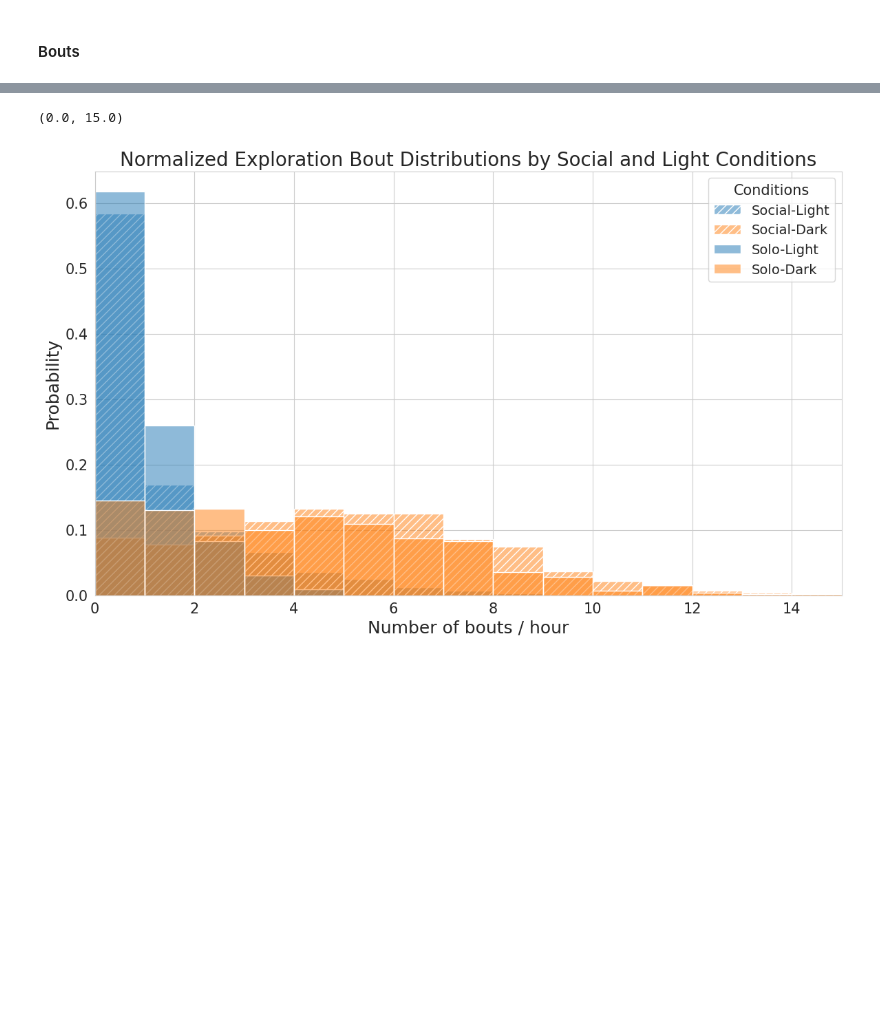
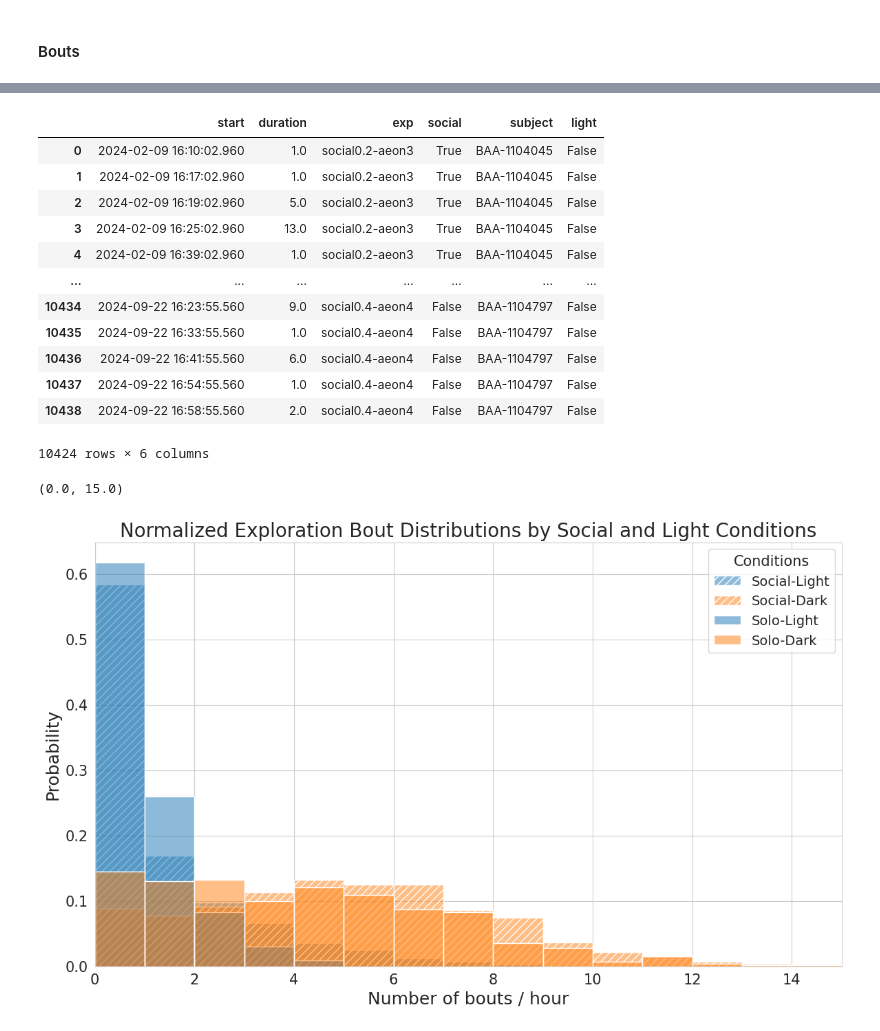
Before and after one commit to SainsburyWellcomeCentre/aeon_docs, a Jupyter notebook: src/user/how_to/social_analysis2.ipynb, the cells around one changed output, grey strips where cells are left out. Drawn from its saved outputs; the diff is of its cells as text; code cells hidden in the pictures; blank space fills up the shorter version.

```diff
--- a/src/user/how_to/social_analysis2.ipynb
+++ b/src/user/how_to/social_analysis2.ipynb
@@ -596,3 +586,19 @@ explore_dur_df = explore_dur_df[explore_dur_df["duration"] < 120]
+# %%
+explore_dur_df
+# %% [output]
+|  | start | duration | exp | social | subject | light |
+| 0 | 2024-02-09 16:10:02.960 | 1.0 | social0.2-aeon3 | True | BAA-1104045 | False |
+| 1 | 2024-02-09 16:17:02.960 | 1.0 | social0.2-aeon3 | True | BAA-1104045 | False |
+| 2 | 2024-02-09 16:19:02.960 | 5.0 | social0.2-aeon3 | True | BAA-1104045 | False |
+| 3 | 2024-02-09 16:25:02.960 | 13.0 | social0.2-aeon3 | True | BAA-1104045 | False |
+| 4 | 2024-02-09 16:39:02.960 | 1.0 | social0.2-aeon3 | True | BAA-1104045 | False |
+| ... | ... | ... | ... | ... | ... | ... |
+| 10434 | 2024-09-22 16:23:55.560 | 9.0 | social0.4-aeon4 | False | BAA-1104797 | False |
+| 10435 | 2024-09-22 16:33:55.560 | 1.0 | social0.4-aeon4 | False | BAA-1104797 | False |
+| 10436 | 2024-09-22 16:41:55.560 | 6.0 | social0.4-aeon4 | False | BAA-1104797 | False |
+| 10437 | 2024-09-22 16:54:55.560 | 1.0 | social0.4-aeon4 | False | BAA-1104797 | False |
+| 10438 | 2024-09-22 16:58:55.560 | 2.0 | social0.4-aeon4 | False | BAA-1104797 | False |
+10424 rows × 6 columns
 # %%
 """Plot hist of bouts per hour"""
 
```
Also changed, not shown: parts of 21 cells of this notebook.
